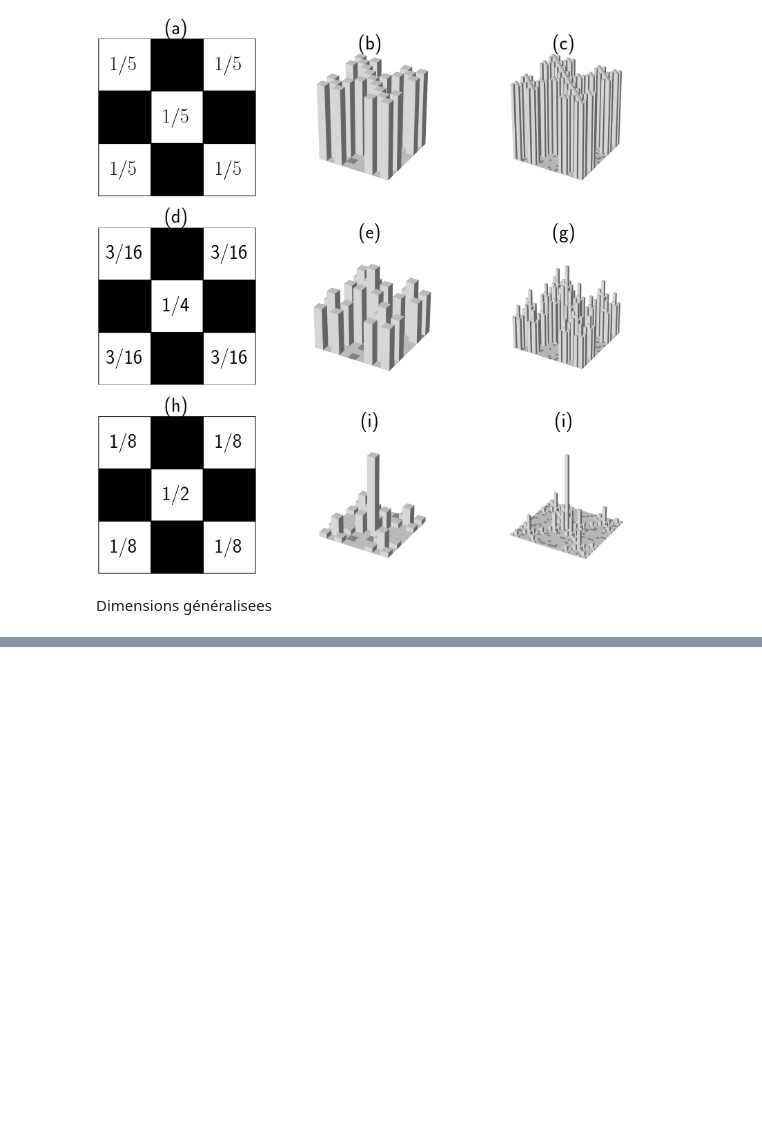
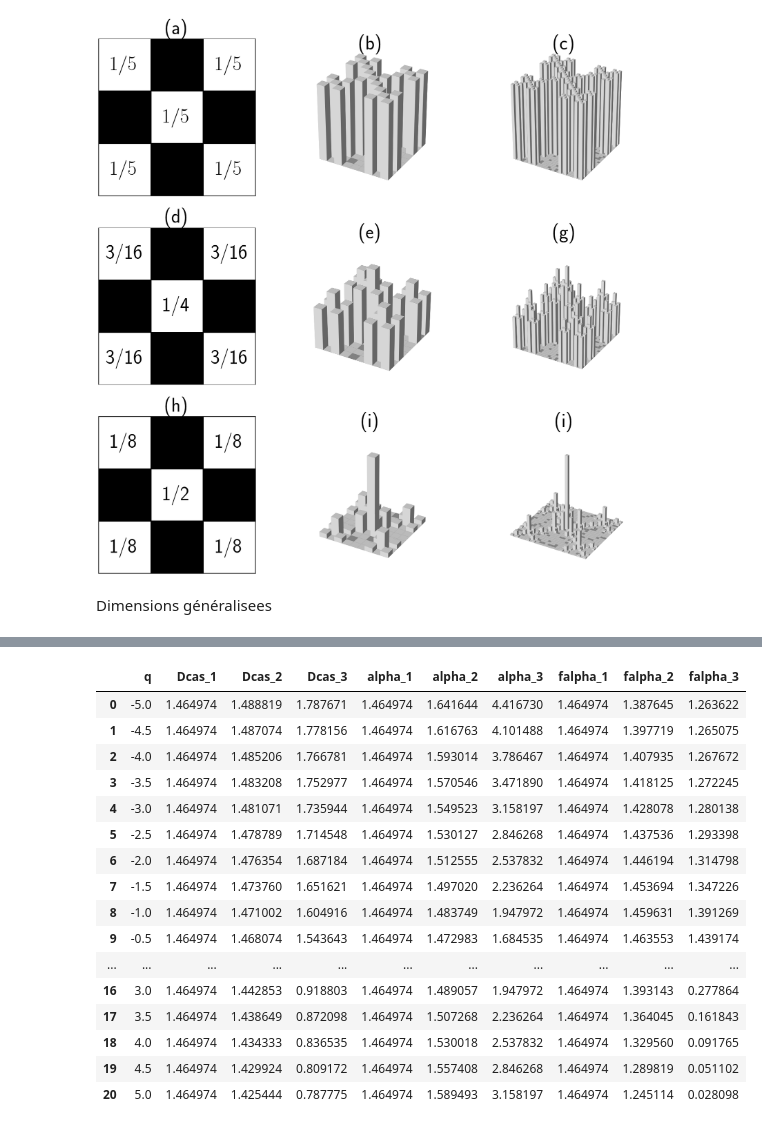
Before and after one commit to fsemecurbe/GWFA, a Jupyter notebook: image.ipynb, the cells around one changed output, grey strips where cells are left out. Saved outputs shown, nothing was run; the diff lists cells and outputs as text; code cells hidden in the pictures; blank space fills up the shorter version.

```diff
--- a/image.ipynb
+++ b/image.ipynb
@@ -197,0 +213,20 @@ plt.imshow(cas3)
+# %%
+Dimension
+# %% [output]
+|  | q | Dcas_1 | Dcas_2 | Dcas_3 | alpha_1 | alpha_2 | alpha_3 | falpha_1 | falpha_2 | falpha_3 |
+| 0 | -5.0 | 1.464974 | 1.488819 | 1.787671 | 1.464974 | 1.641644 | 4.416730 | 1.464974 | 1.387645 | 1.263622 |
+| 1 | -4.5 | 1.464974 | 1.487074 | 1.778156 | 1.464974 | 1.616763 | 4.101488 | 1.464974 | 1.397719 | 1.265075 |
+| 2 | -4.0 | 1.464974 | 1.485206 | 1.766781 | 1.464974 | 1.593014 | 3.786467 | 1.464974 | 1.407935 | 1.267672 |
+| 3 | -3.5 | 1.464974 | 1.483208 | 1.752977 | 1.464974 | 1.570546 | 3.471890 | 1.464974 | 1.418125 | 1.272245 |
+| 4 | -3.0 | 1.464974 | 1.481071 | 1.735944 | 1.464974 | 1.549523 | 3.158197 | 1.464974 | 1.428078 | 1.280138 |
+| 5 | -2.5 | 1.464974 | 1.478789 | 1.714548 | 1.464974 | 1.530127 | 2.846268 | 1.464974 | 1.437536 | 1.293398 |
+| 6 | -2.0 | 1.464974 | 1.476354 | 1.687184 | 1.464974 | 1.512555 | 2.537832 | 1.464974 | 1.446194 | 1.314798 |
+| 7 | -1.5 | 1.464974 | 1.473760 | 1.651621 | 1.464974 | 1.497020 | 2.236264 | 1.464974 | 1.453694 | 1.347226 |
+| 8 | -1.0 | 1.464974 | 1.471002 | 1.604916 | 1.464974 | 1.483749 | 1.947972 | 1.464974 | 1.459631 | 1.391269 |
+| 9 | -0.5 | 1.464974 | 1.468074 | 1.543643 | 1.464974 | 1.472983 | 1.684535 | 1.464974 | 1.463553 | 1.439174 |
+| ... | ... | ... | ... | ... | ... | ... | ... | ... | ... | ... |
+| 16 | 3.0 | 1.464974 | 1.442853 | 0.918803 | 1.464974 | 1.489057 | 1.947972 | 1.464974 | 1.393143 | 0.277864 |
+| 17 | 3.5 | 1.464974 | 1.438649 | 0.872098 | 1.464974 | 1.507268 | 2.236264 | 1.464974 | 1.364045 | 0.161843 |
+| 18 | 4.0 | 1.464974 | 1.434333 | 0.836535 | 1.464974 | 1.530018 | 2.537832 | 1.464974 | 1.329560 | 0.091765 |
+| 19 | 4.5 | 1.464974 | 1.429924 | 0.809172 | 1.464974 | 1.557408 | 2.846268 | 1.464974 | 1.289819 | 0.051102 |
+| 20 | 5.0 | 1.464974 | 1.425444 | 0.787775 | 1.464974 | 1.589493 | 3.158197 | 1.464974 | 1.245114 | 0.028098 |
```
Also changed, not shown: parts of 11 cells of this notebook.
